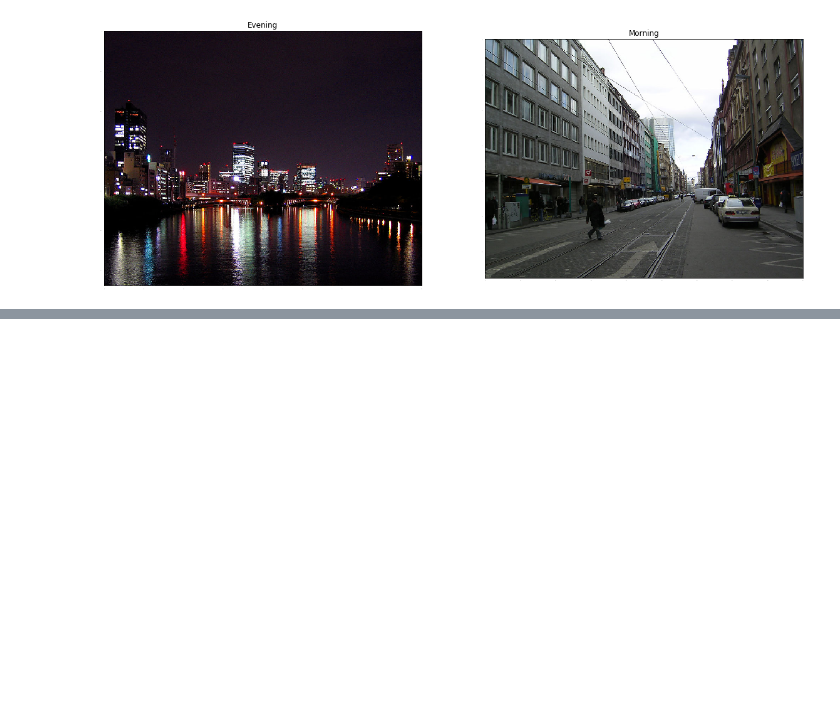
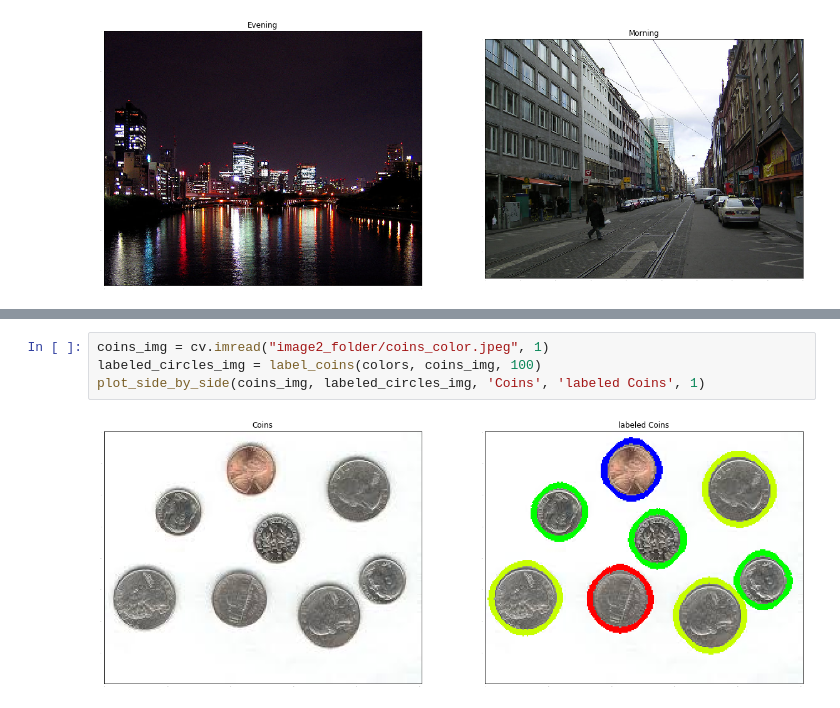
Before and after one commit to mohamedsaberibrahim/morphological-transformation-assignment, a Jupyter notebook: Morphological Transformations.ipynb, the cells around one changed output, grey strips where cells are left out. Saved outputs shown, nothing was run; the diff lists cells and outputs as text; blank space fills up the shorter version.

```diff
--- a/Morphological Transformations.ipynb
+++ b/Morphological Transformations.ipynb
@@ -157,0 +188,6 @@ plot_side_by_side(evening_img, morning_img, 'Evening', 'Morning', 1)
+# %%
+coins_img = cv.imread("image2_folder/coins_color.jpeg", 1)
+labeled_circles_img = label_coins(colors, coins_img, 100)
+plot_side_by_side(coins_img, labeled_circles_img, 'Coins', 'labeled Coins', 1)
+# %% [output]
+[figure, added]
```
Also changed, not shown: parts of 4 cells of this notebook.
